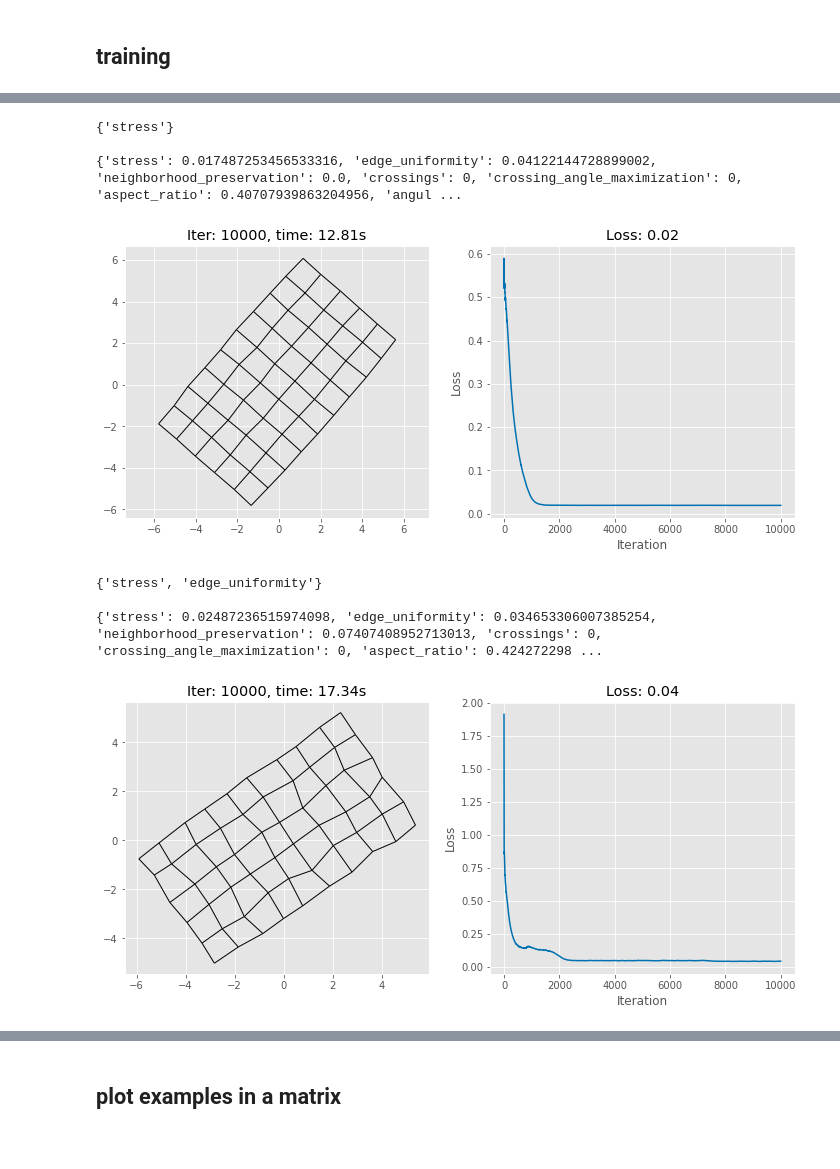
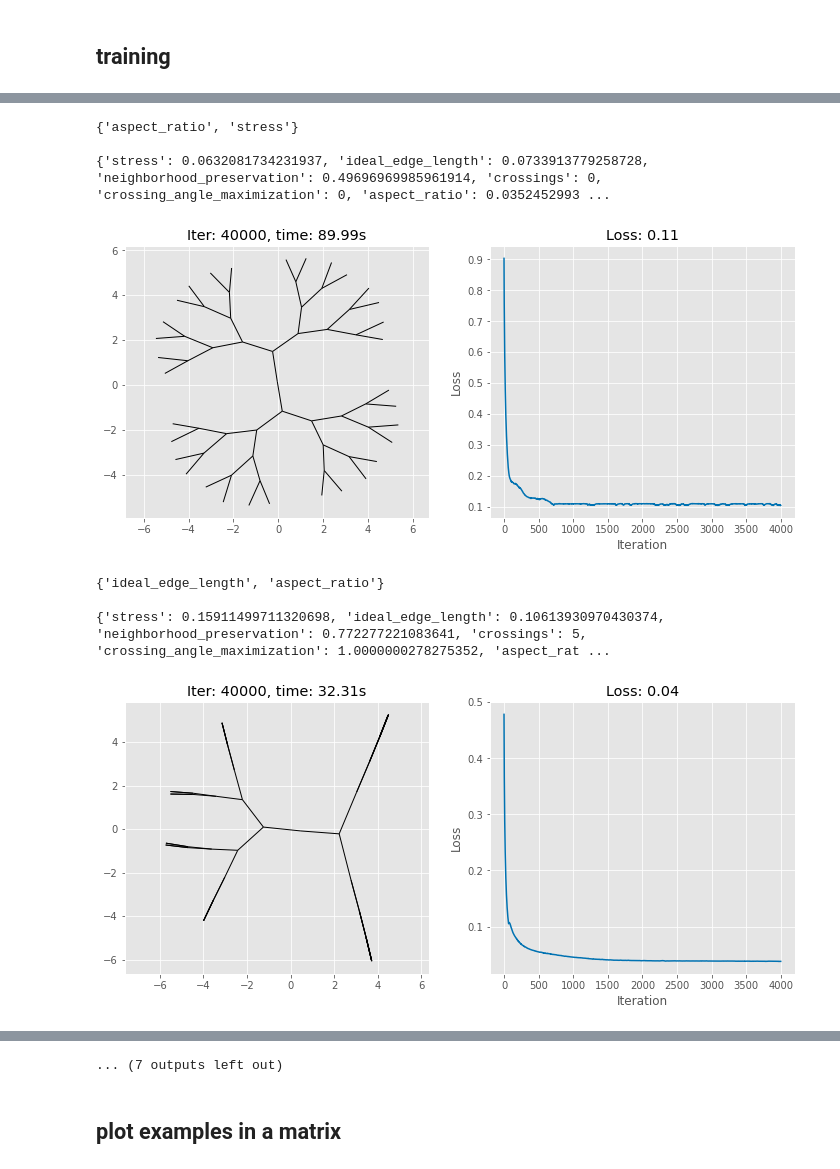
Before and after one commit to tiga1231/graph-drawing, a Jupyter notebook: analysis-of-criteria-pairs.ipynb, the cells around one changed output, grey strips where cells are left out. Drawn from its saved outputs; the diff is of its cells as text; code cells hidden in the pictures.

```diff
--- a/analysis-of-criteria-pairs.ipynb
+++ b/analysis-of-criteria-pairs.ipynb
@@ -77,3 +77,7 @@ if not Path(dir_out).exists():
+# %%
+G = nx.balanced_tree(2,5)
+graph_str = 'tree_2_5'
+dir_out = './analysis/criteria_pairs/tree_2_5-t1635390254'
 # %%
 %%time
 
@@ -90,43 +94,36 @@ from gd2 import GD2
 
 
 
-
-
-
-
-
 criteria_weights = dict(
     stress=1,
-    edge_uniformity=0.5,
+    ideal_edge_length=0.05,
     neighborhood_preservation=0.5,
-    crossings=1,
+    crossings=0.2,
     crossing_angle_maximization=0.1,
-    aspect_ratio=10,
-    angular_resolution=0.1,
-    vertex_resolution=0.05,
-    gabriel=0.5,
+    aspect_ratio=3,
+    angular_resolution=1,
+    vertex_resolution=1,
+    gabriel=0.1,
 )
 
 sample_sizes = dict(
-    stress=64,
-    edge_uniformity=int(len(G)**0.5),
+    stress=128,
+    ideal_edge_length=32,
     neighborhood_preservation=16,
-    crossings=16,
-    crossing_angle_maximization=10,
-    aspect_ratio=int(len(G)**0.5),
-    angular_resolution=32,
+    crossings=128,
+    crossing_angle_maximization=16,
+    aspect_ratio=max(128, int(len(G)**0.5)),
+    angular_resolution=128,
     vertex_resolution=int(len(G)**0.5),
-#     vertex_resolution=len(G),
-    gabriel=10,
+    gabriel=64,
 )
-
 
 
 
 ## choose criteria
 criteria_all = [
     'stress',
-    'edge_uniformity',
+    'ideal_edge_length',
     'neighborhood_preservation',
     'crossings',
     'crossing_angle_maximization',
@@ -143,54 +140,59 @@ criteria_pairs = [
             enumerate(criteria_all),
             enumerate(criteria_all)
         ))
-    if i<=j
+#     if i<=j
+    if i<=j and 'aspect_ratio' in (ci,cj)
 ]
 
 
-for c1, c2 in tqdm(criteria_pairs):
-    criteria_pair = {c1,c2}
+
+for ci, cj in tqdm(criteria_pairs):
+    criteria_pair = {ci, cj}
     print(criteria_pair)
 
     gd = GD2(G)
 
     result = gd.optimize(
         criteria_weights={c:criteria_weights[c] for c in criteria_pair},
         sample_sizes=sample_sizes,
         evaluate=criteria_all,
 
-        max_iter=10000,
-        evaluate_interval=10000//40,
-        vis_interval=-10000//10,
+        max_iter=40000,
+        evaluate_interval=40000//40,
+        vis_interval=-40000//10,
 #             clear_output=True,
-
-        optimizer_kwargs = dict(lr=2),
+        criteria_kwargs = dict(
+            aspect_ratio=dict(target=[1,1]),
+        ),
+#         optimizer_kwargs = dict(mode='Adam', lr=0.005),
+        optimizer_kwargs = dict(mode='SGD', lr=2),
         scheduler_kwargs = dict(verbose=False),
     )
     print(result['qualities'])
 
     pos = gd.pos.detach().numpy()
     pos_G = {k:pos[gd.k2i[k]] for k in gd.G.nodes}
     vis.plot(
         gd.G, pos_G,
         gd.loss_curve,
         result['iter'], result['runtime'],
         edge=True, show=True, save=False
     )
 
 
 
     ## store data
-    if c1 == c2:
-        fn = c1
+    if ci == cj:
+        fn = ci
     else:
-        fn = f'{c1}-vs-{c2}'
+        fn = f'{ci}-vs-{cj}'
     gd.save(f'{dir_out}/{fn}.pkl')
 # %% [output]
-{'stress'}
+{'aspect_ratio', 'stress'}
 
-{'stress': 0.017487253456533316, 'edge_uniformity': 0.04122144728899002, 'neighborhood_preservation': 0.0, 'crossings': 0, 'crossing_angle_maximization': 0, 'aspect_ratio': 0.40707939863204956, 'angul ...
+{'stress': 0.0632081734231937, 'ideal_edge_length': 0.0733913779258728, 'neighborhood_preservation': 0.49696969985961914, 'crossings': 0, 'crossing_angle_maximization': 0, 'aspect_ratio': 0.0352452993 ...
-[figure, old version]
+[figure, new version]
-{'stress', 'edge_uniformity'}
+{'ideal_edge_length', 'aspect_ratio'}
 
-{'stress': 0.02487236515974098, 'edge_uniformity': 0.034653306007385254, 'neighborhood_preservation': 0.07407408952713013, 'crossings': 0, 'crossing_angle_maximization': 0, 'aspect_ratio': 0.424272298 ...
+{'stress': 0.15911499711320698, 'ideal_edge_length': 0.10613930970430374, 'neighborhood_preservation': 0.772277221083641, 'crossings': 5, 'crossing_angle_maximization': 1.0000000278275352, 'aspect_rat ...
-[figure, old version]
+[figure, new version]
@@ -198,3 +215,4 @@ for c1, c2 in tqdm(criteria_pairs):
+... (7 outputs left out)
 # %% [markdown]
 ## plot examples in a matrix
 # %%
```
Also changed, not shown: parts of 22 cells of this notebook, 11 other files.
